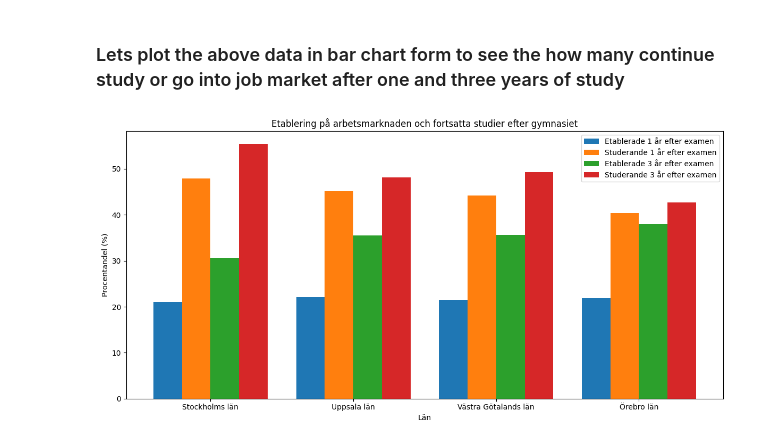
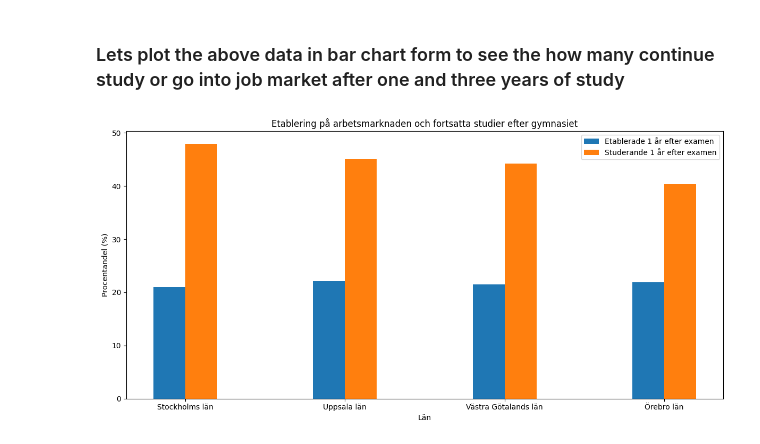
Before and after one commit to mosendamnit/Python-Muhsin-Ahmad-OPA23, a Jupyter notebook: Lab2/Uppgift_2/uppgift_2.ipynb, the cells around one changed output. Saved outputs shown, nothing was run; the diff lists cells and outputs as text; code cells hidden in the pictures.

```diff
--- a/Lab2/Uppgift_2/uppgift_2.ipynb
+++ b/Lab2/Uppgift_2/uppgift_2.ipynb
@@ -9,10 +9,9 @@ df_gymnasieskola = pd.read_excel("../Uppgift_2/Gymnasieskola - Vad ungdomar gö
 # Rename the columns
 df_column_rename = {
     df_gymnasieskola.columns[0]: "Län",
+    df_gymnasieskola.columns[2]: "Typ av huvudman",
     df_gymnasieskola.columns[4]: "Etablerade 1 år efter examen",
     df_gymnasieskola.columns[5]: "Studerande 1 år efter examen",
-    df_gymnasieskola.columns[6]: "Etablerade 3 år efter examen",
-    df_gymnasieskola.columns[7]: "Studerande 3 år efter examen",
 }
 
 df_gymnasieskola_renamed = df_gymnasieskola.rename(columns=df_column_rename)
@@ -23,7 +22,7 @@ df_wanted_data = df_gymnasieskola_renamed[df_gymnasieskola_renamed["Län"].isin(
 # Keep only the first occurrence of each unique county
 df_wanted_data = df_wanted_data.groupby("Län").first().reset_index()
 
-df_wanted_data = df_wanted_data.drop(['Unnamed: 1','Unnamed: 2','Unnamed: 3', 'Unnamed: 8', 'Unnamed: 9'], axis=1)
+df_wanted_data = df_wanted_data.drop(['Unnamed: 1','Unnamed: 3', 'Unnamed: 6', 'Unnamed: 7', 'Unnamed: 8', 'Unnamed: 9'], axis=1)
 
 # Print the data
 df_wanted_data
@@ -38,29 +37,27 @@ df_wanted_data
 # %%
 import matplotlib.pyplot as plt
 
 # Data
 counties = df_wanted_data["Län"]
 data_columns = [
     "Etablerade 1 år efter examen",
     "Studerande 1 år efter examen",
-    "Etablerade 3 år efter examen",
-    "Studerande 3 år efter examen"
 ]
 bar_width = 0.2
 index = range(len(counties))
 
 # Plot
 fig, ax = plt.subplots(figsize=(12, 6))
 
 for i, column in enumerate(data_columns):
     plt.bar([x + i * bar_width for x in index], df_wanted_data[column], bar_width, label=column)
 
 plt.xlabel('Län')
 plt.ylabel('Procentandel (%)')
 plt.title('Etablering på arbetsmarknaden och fortsatta studier efter gymnasiet')
 plt.xticks([i + (len(data_columns) - 1) * bar_width / 2 for i in index], counties)
 plt.legend()
 plt.tight_layout()
 plt.show()
 # %% [output]
-[figure, old version]
+[figure, new version]
```
Also changed, not shown: parts of 13 cells of this notebook.
